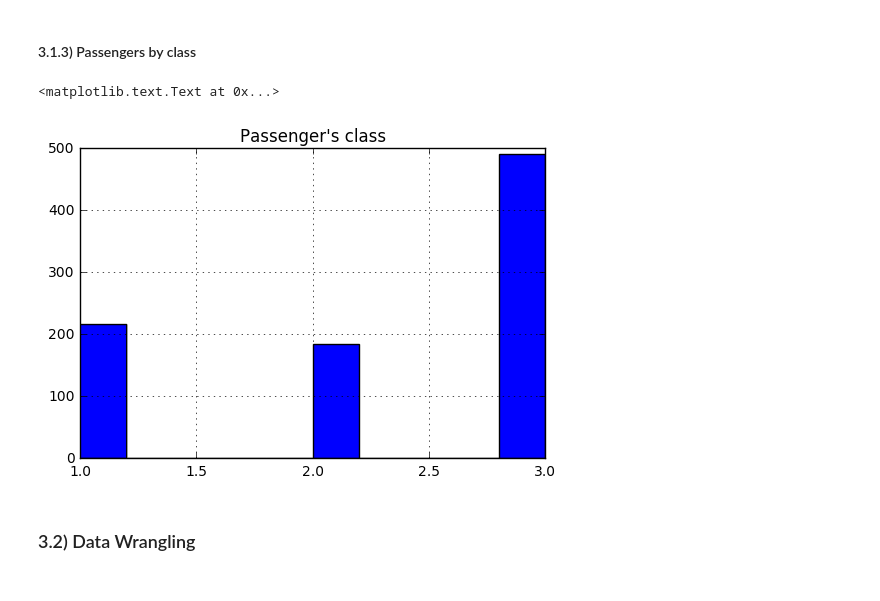
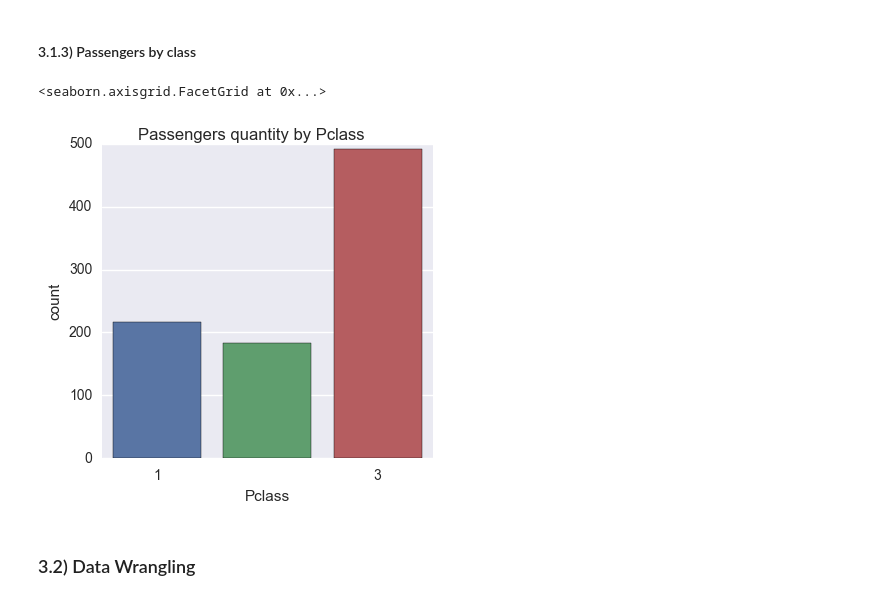
Before and after one commit to lsandrade/nanodegree_data_analyst, a Jupyter notebook: 02 Intro Analise/Projeto/Project 02 - Luan.ipynb, the cells around one changed output. Cells and saved outputs as stored; diff of their text form; code cells hidden in the pictures.

```diff
--- a/02 Intro Analise/Projeto/Project 02 - Luan.ipynb
+++ b/02 Intro Analise/Projeto/Project 02 - Luan.ipynb
@@ -65,11 +67,12 @@ Standard deviation:  14.5264973323
 # %% [markdown]
 #### 3.1.3) Passengers by class
-# %%
-titanic_data["Pclass"].hist()
-plt.title("Passenger's class")
-# %% [output]
-<matplotlib.text.Text at 0x...>
-[figure, removed]
+# %%
+b = sns.factorplot(x="Pclass", data=titanic_data, kind="count")
+b.fig.suptitle("Passengers quantity by Pclass")
+b.set_xticklabels(step=2)
+# %% [output]
+<seaborn.axisgrid.FacetGrid at 0x...>
+[figure, added]
 # %% [markdown]
 ### 3.2) Data Wrangling
 # %% [markdown]
```
Also changed, not shown: parts of 5 cells of this notebook.
